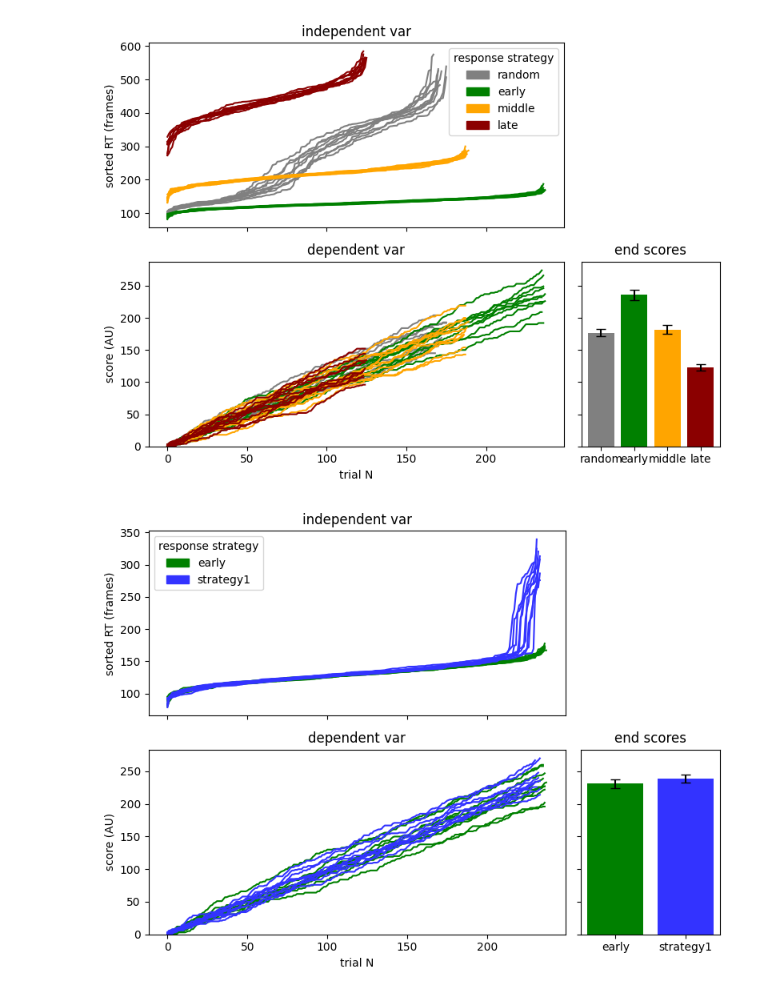
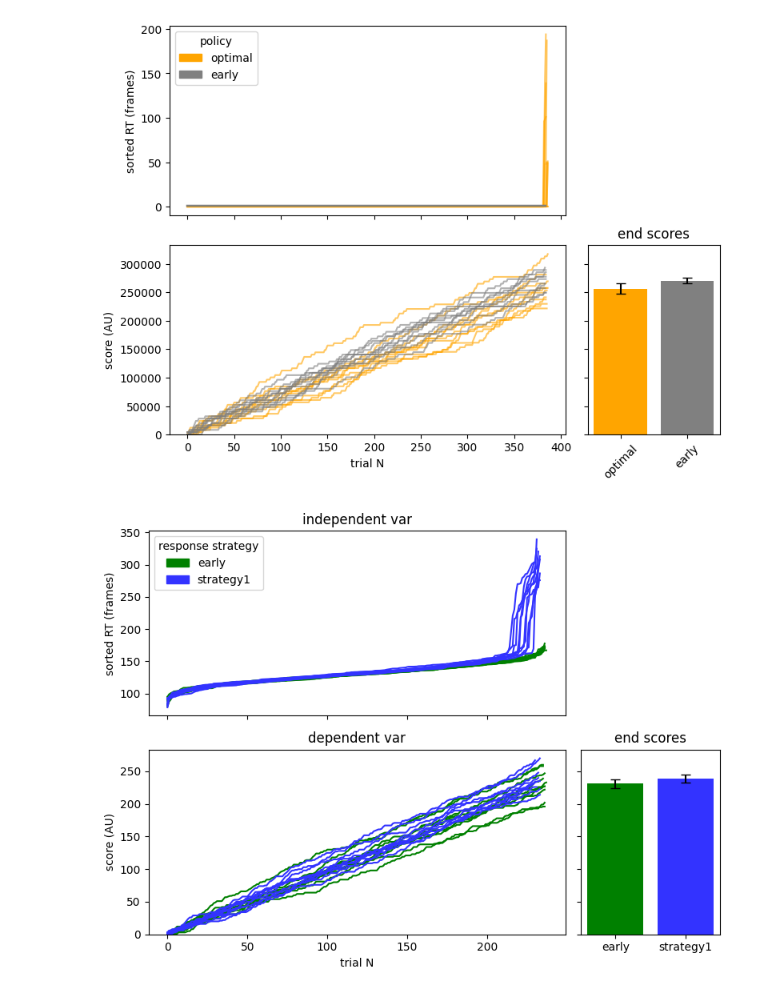
Before and after one commit to neurodream/Action-Timing-Task, a Jupyter notebook: scripts/sim_analysis_random.ipynb, the cells around one changed output. Saved outputs shown, nothing was run; the diff lists cells and outputs as text; code cells hidden in the pictures.

Commit message:
implement optimal agent

```diff
--- a/scripts/sim_analysis_random.ipynb
+++ b/scripts/sim_analysis_random.ipynb
@@ -3,11 +3,10 @@ from BFTUSk.analysis import *
 from BFTUSk.sim_task import *
 # %%
 plot_simulation(
-    ["random", "early", "middle", "late"],
-    ['grey', 'green', 'orange', 'darkred']
+    ["optimal", "early"], ["orange", "grey"]
     )
 # %% [output]
-[figure, old version]
+[figure, new version]
 # %%
 plot_simulation(
     ["early", "strategy1"],
```
Also changed, not shown: 1 other file.
